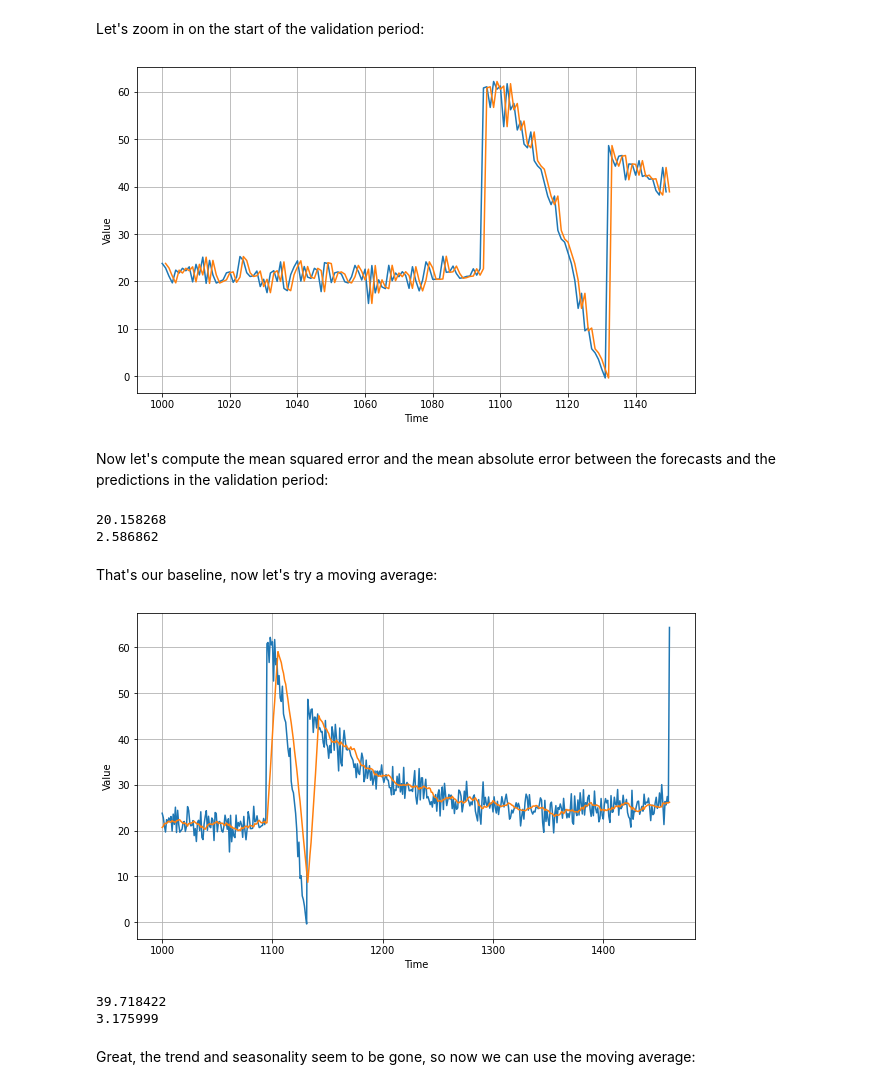
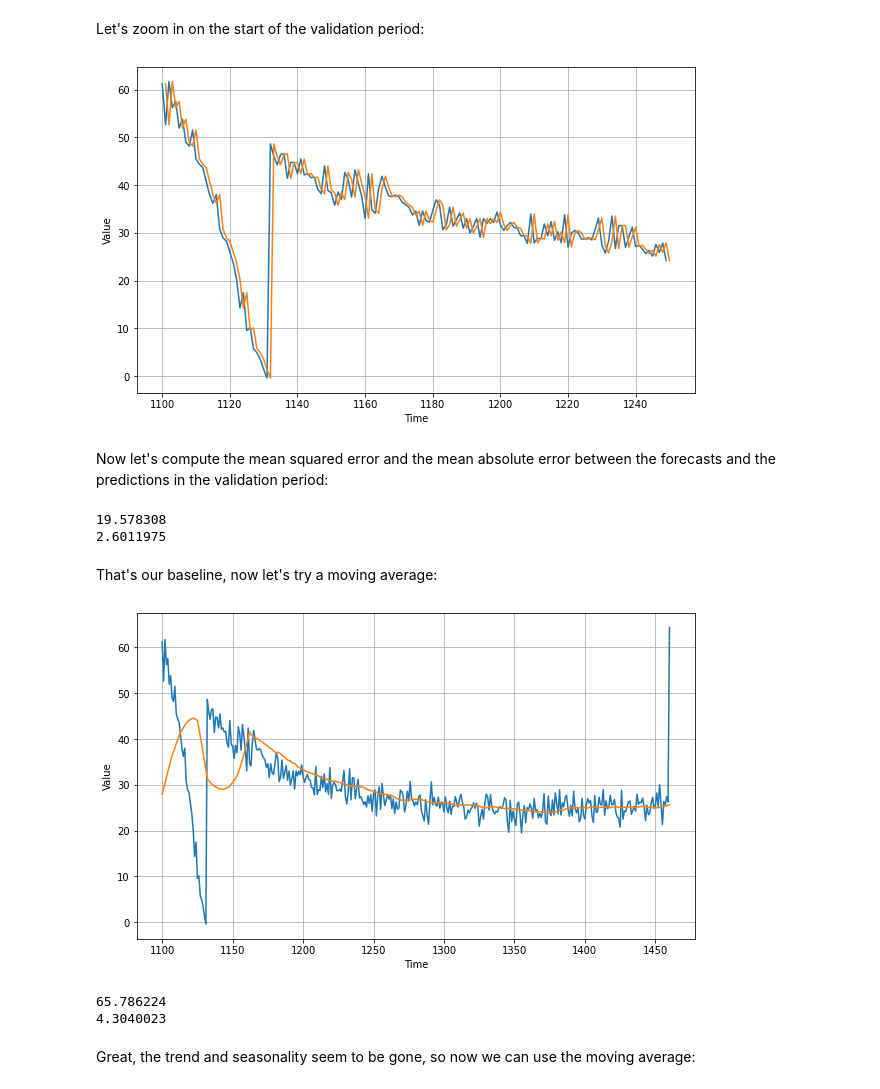
Before and after one commit to kenny08gt/coursera-tensorflow-js, a Jupyter notebook: TensorFlow In Practice/Course 4 - S+P/Week 1 Exercise Question.ipynb, the cells around one changed output. Drawn from its saved outputs; the diff is of its cells as text; code cells hidden in the pictures.

```diff
--- a/TensorFlow In Practice/Course 4 - S+P/Week 1 Exercise Question.ipynb
+++ b/TensorFlow In Practice/Course 4 - S+P/Week 1 Exercise Question.ipynb
@@ -72,7 +74,7 @@ plt.show()
 # %% [markdown]
 Now that we have the time series, let's split it so we can start forecasting
 # %%
-split_time = 1000
+split_time = 1100
 time_train = time[:split_time]
 x_train = series[:split_time]
 time_valid = time[split_time:]
@@ -112,7 +114,7 @@ plot_series(time_valid, naive_forecast, start=1, end=151)
 
 # EXPECTED - Chart with X-Axis from 1100-1250 and Y Axes with series value and projections. Projections should be time stepped 1 unit 'after' series
 # %% [output]
-[figure, old version]
+[figure, new version]
 # %% [markdown]
 Now let's compute the mean squared error and the mean absolute error between the forecasts and the predictions in the validation period:
 # %%
@@ -122,8 +124,8 @@ print(keras.metrics.mean_absolute_error(x_valid, naive_forecast).numpy())
 # 19.578304
 # 2.6011968
 # %% [output]
-20.158268
-2.586862
+19.578308
+2.6011975
 # %% [markdown]
 That's our baseline, now let's try a moving average:
 # %%
@@ -136,18 +138,18 @@ def moving_average_forecast(series, window_size):
   return np.array(forecast)
   # YOUR CODE HERE
 # %%
-moving_avg = moving_average_forecast(series, 10)[split_time - 10:]
+moving_avg = moving_average_forecast(series, 30)[split_time - 30:]
 
 plt.figure(figsize=(10, 6))
 plot_series(time_valid, x_valid)
 plot_series(time_valid, moving_avg)
 
 # EXPECTED OUTPUT
 # CHart with time series from 1100->1450+ on X
 # Time series plotted
 # Moving average plotted over it
 # %% [output]
-[figure, old version]
+[figure, new version]
 # %%
 print(keras.metrics.mean_squared_error(x_valid, moving_avg).numpy())
 print(keras.metrics.mean_absolute_error(x_valid, moving_avg).numpy())
@@ -155,5 +157,5 @@ print(keras.metrics.mean_absolute_error(x_valid, moving_avg).numpy())
 # 65.786224
 # 4.3040023
 # %% [output]
-39.718422
-3.175999
+65.786224
+4.3040023
```
Also changed, not shown: parts of 8 cells of this notebook.
